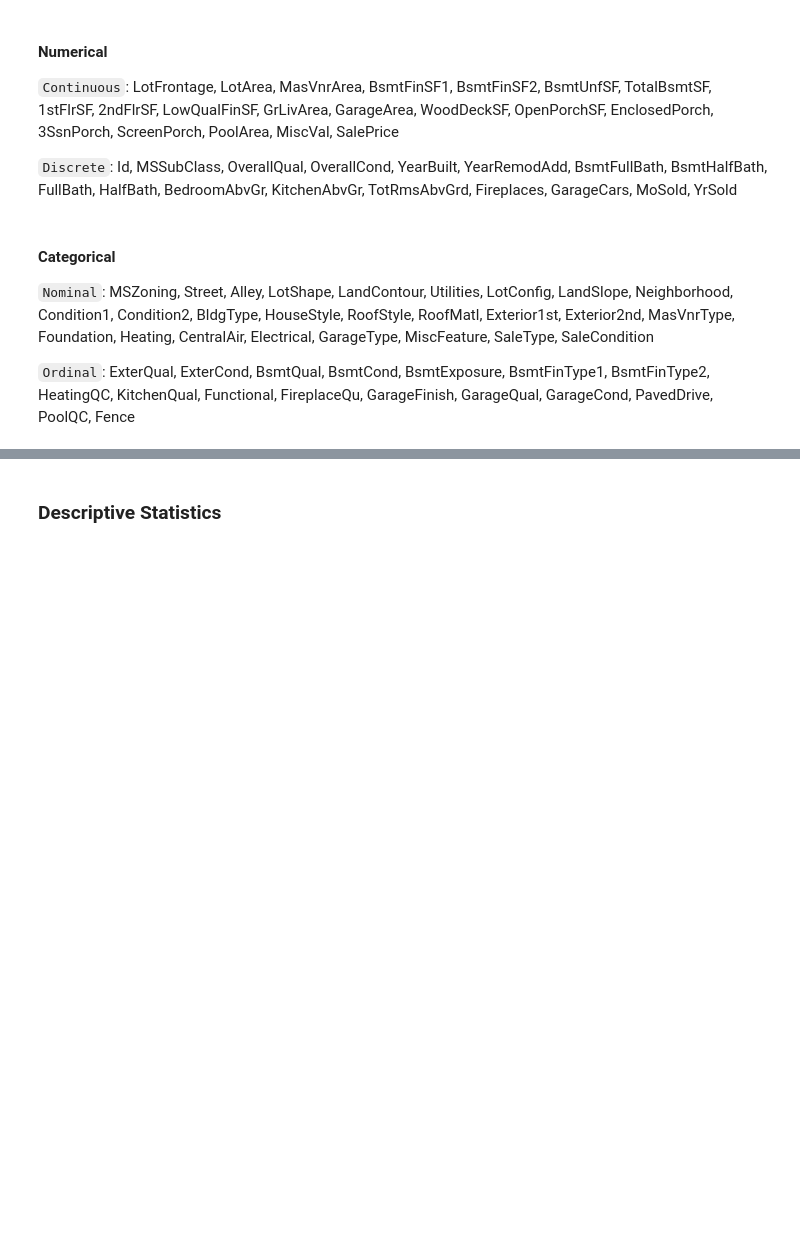
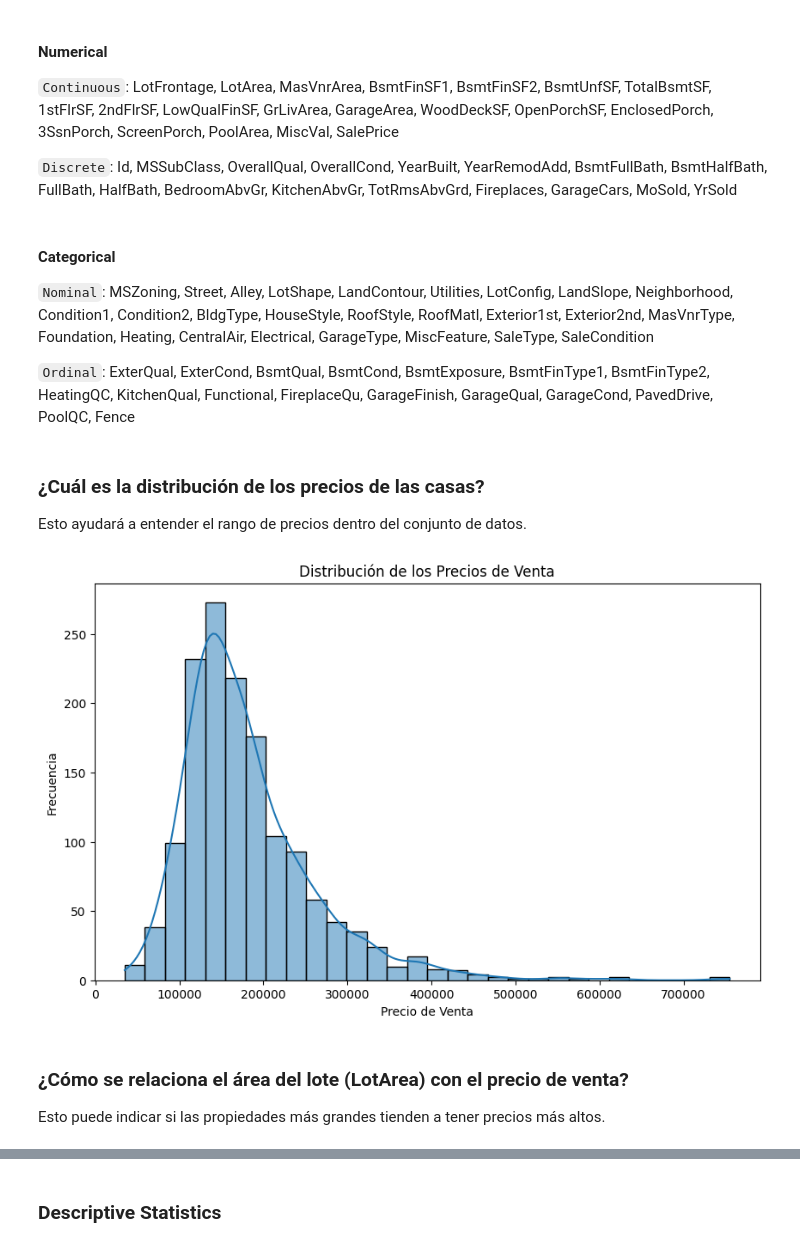
Before and after one commit to MelissaPerez09/HT03-DataMining, a Jupyter notebook: linearReg_Model.ipynb, the cells around one changed output, grey strips where cells are left out. Cells and saved outputs as stored; diff of their text form; code cells hidden in the pictures; blank space fills up the shorter version.

```diff
--- a/linearReg_Model.ipynb
+++ b/linearReg_Model.ipynb
@@ -49,3 +49,18 @@ df
 `Nominal`: MSZoning, Street, Alley, LotShape, LandContour, Utilities, LotConfig, LandSlope, Neighborhood, Condition1, Condition2, BldgType, HouseStyle, RoofStyle, RoofMatl, Exterior1st, Exterior2nd, MasVnrType, Foundation, Heating, CentralAir, Electrical, GarageType, MiscFeature, SaleType, SaleCondition
 
 `Ordinal`: ExterQual, ExterCond, BsmtQual, BsmtCond, BsmtExposure, BsmtFinType1, BsmtFinType2, HeatingQC, KitchenQual, Functional, FireplaceQu, GarageFinish, GarageQual, GarageCond, PavedDrive, PoolQC, Fence
+# %% [markdown]
+### **¿Cuál es la distribución de los precios de las casas?**
+Esto ayudará a entender el rango de precios dentro del conjunto de datos.
+# %%
+plt.figure(figsize=(10, 6))
+sns.histplot(df['SalePrice'], kde=True, bins=30)
+plt.title('Distribución de los Precios de Venta')
+plt.xlabel('Precio de Venta')
+plt.ylabel('Frecuencia')
+plt.show()
+# %% [output]
+[figure, added]
+# %% [markdown]
+### **¿Cómo se relaciona el área del lote (LotArea) con el precio de venta?**
+Esto puede indicar si las propiedades más grandes tienden a tener precios más altos.
```
Also changed, not shown: parts of 32 cells of this notebook.
